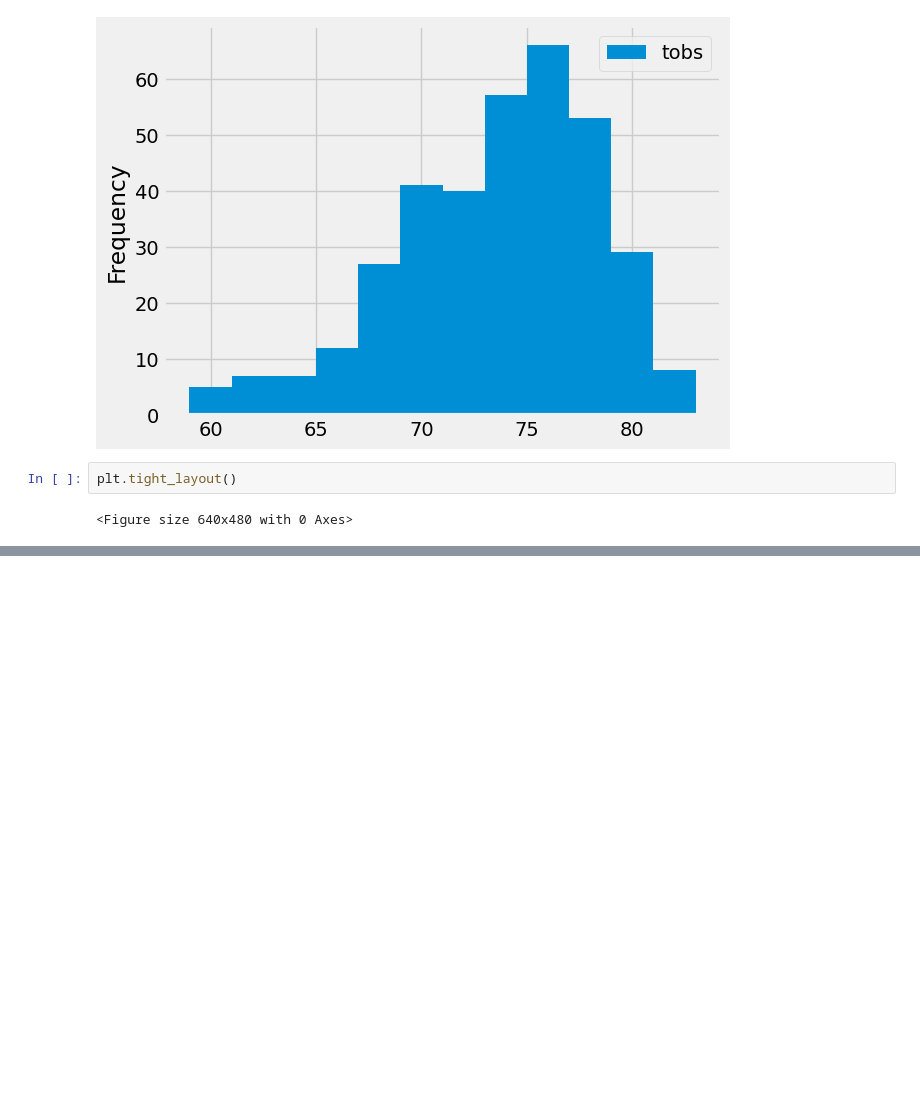
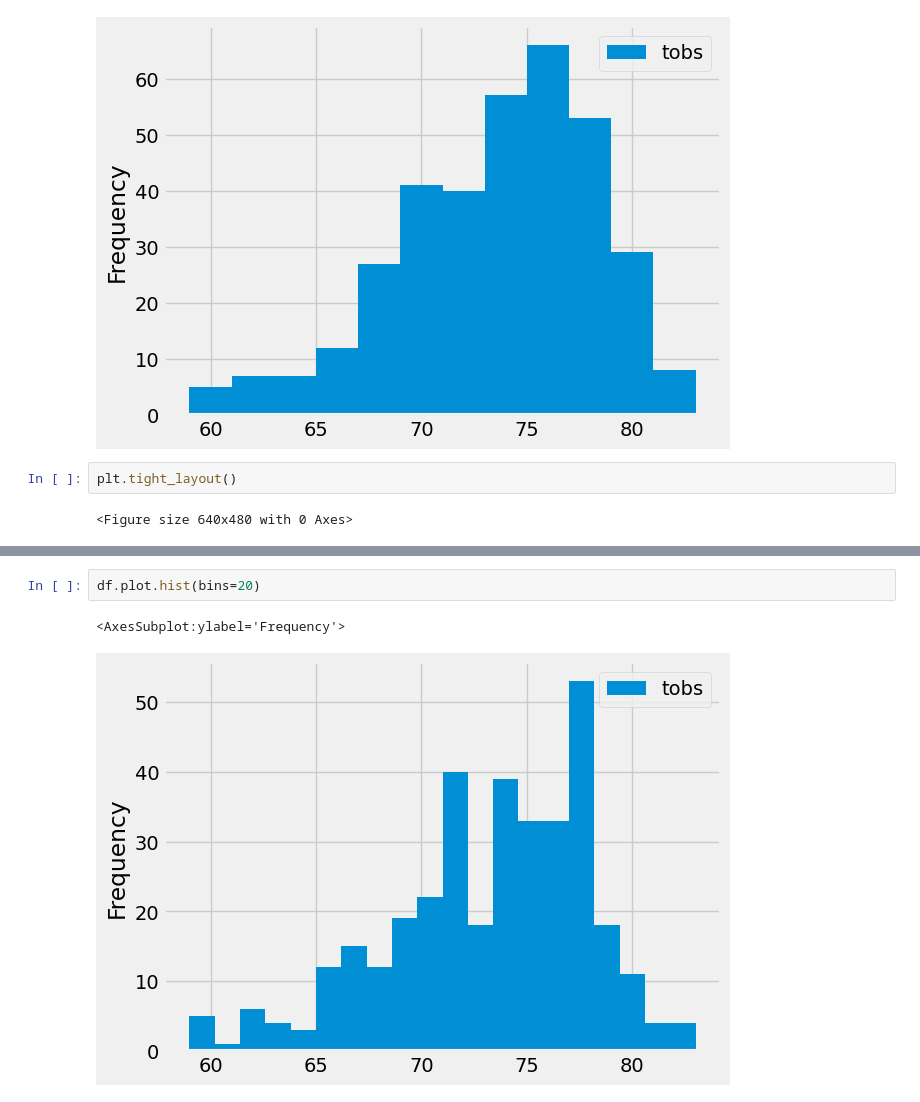
Before and after one commit to AnastassiaTatarskaja/surfs_up, a Jupyter notebook: climate_analysis.ipynb, the cells around one changed output, grey strips where cells are left out. Cells and saved outputs as stored; diff of their text form; blank space fills up the shorter version.

```diff
--- a/climate_analysis.ipynb
+++ b/climate_analysis.ipynb
@@ -210,0 +216,5 @@ plt.tight_layout()
+# %%
+df.plot.hist(bins=20)
+# %% [output]
+<AxesSubplot:ylabel='Frequency'>
+[figure, added]
```
Also changed, not shown: parts of 1 cell of this notebook, 1 other file.
